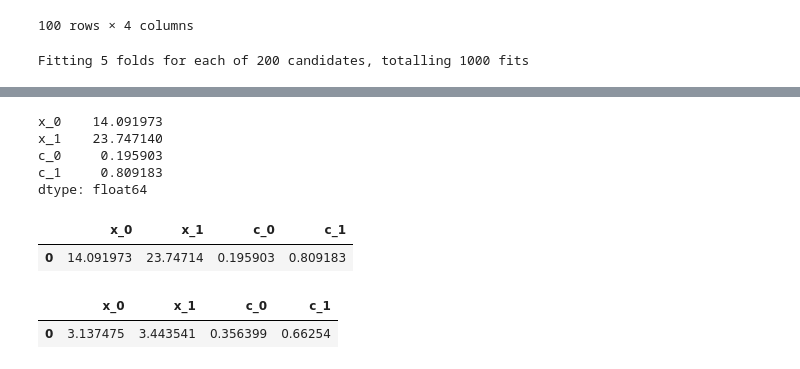
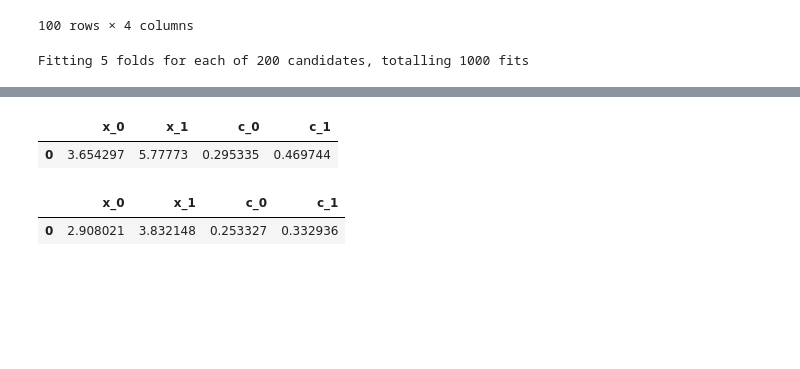
Before and after one commit to vengroff/impactstudy, a Jupyter notebook: Experiment Type 1.ipynb, the cells around one changed output, grey strips where cells are left out. Cells and saved outputs as stored; diff of their text form; code cells hidden in the pictures; blank space fills up the shorter version.

Commit message:
WIP: Experiment 1 - compute RMSE and MAE.

```diff
--- a/Experiment Type 1.ipynb
+++ b/Experiment Type 1.ipynb
@@ -112,21 +104,18 @@ df_diff_2 = df_diff * df_diff
-# %%
-df_diff_2.mean(axis="rows")
-# %% [output]
-x_0    14.091973
-x_1    23.747140
-c_0     0.195903
-c_1     0.809183
-dtype: float64
+# %%
+df_model_impact = impact_model.mean_impact(X_prime)
 # %%
 from sklearn.metrics import mean_squared_error, mean_absolute_error
 # %%
-pd.DataFrame(
-    [mean_squared_error(df_true_impact, df_model_impact, multioutput="raw_values")],
-    columns=df_true_impact.columns,
+# RMSE
+np.sqrt(
+    pd.DataFrame(
+        [mean_squared_error(df_true_impact, df_model_impact, multioutput="raw_values")],
+        columns=df_true_impact.columns,
+    )
 )
 # %% [output]
 |  | x_0 | x_1 | c_0 | c_1 |
-| 0 | 14.091973 | 23.74714 | 0.195903 | 0.809183 |
+| 0 | 3.654297 | 5.77773 | 0.295335 | 0.469744 |
 # %%
 pd.DataFrame(
     [mean_absolute_error(df_true_impact, df_model_impact, multioutput="raw_values")],
@@ -134,4 +123,4 @@ pd.DataFrame(
 )
 # %% [output]
 |  | x_0 | x_1 | c_0 | c_1 |
-| 0 | 3.137475 | 3.443541 | 0.356399 | 0.66254 |
+| 0 | 2.908021 | 3.832148 | 0.253327 | 0.332936 |
```
Also changed, not shown: parts of 5 cells of this notebook, 2 other files.
